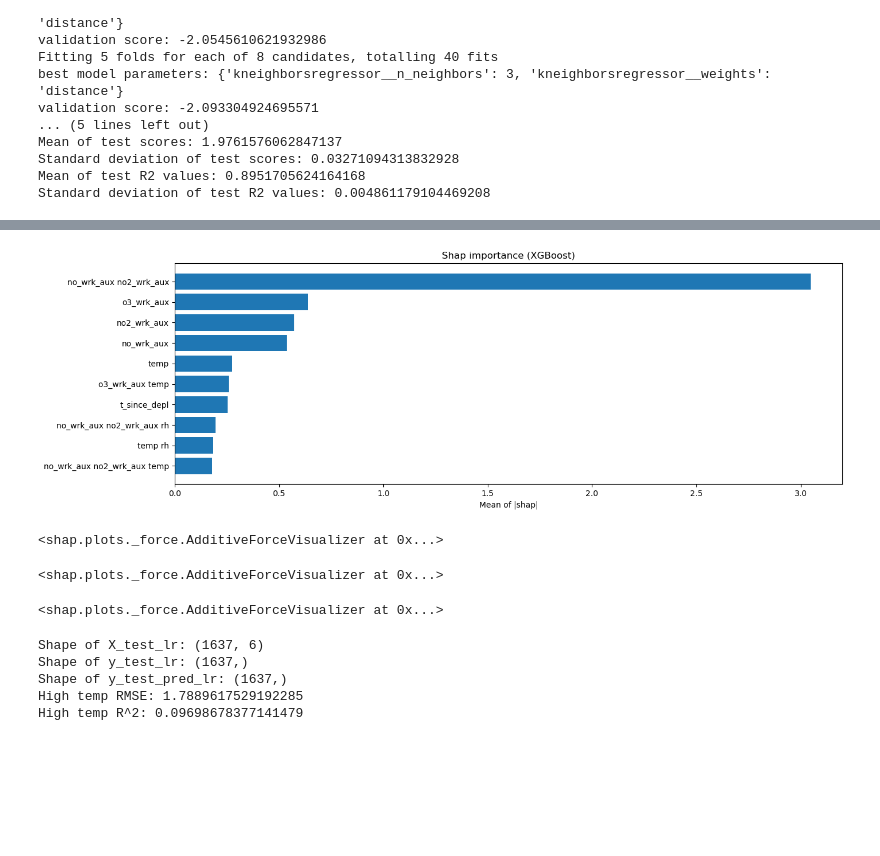
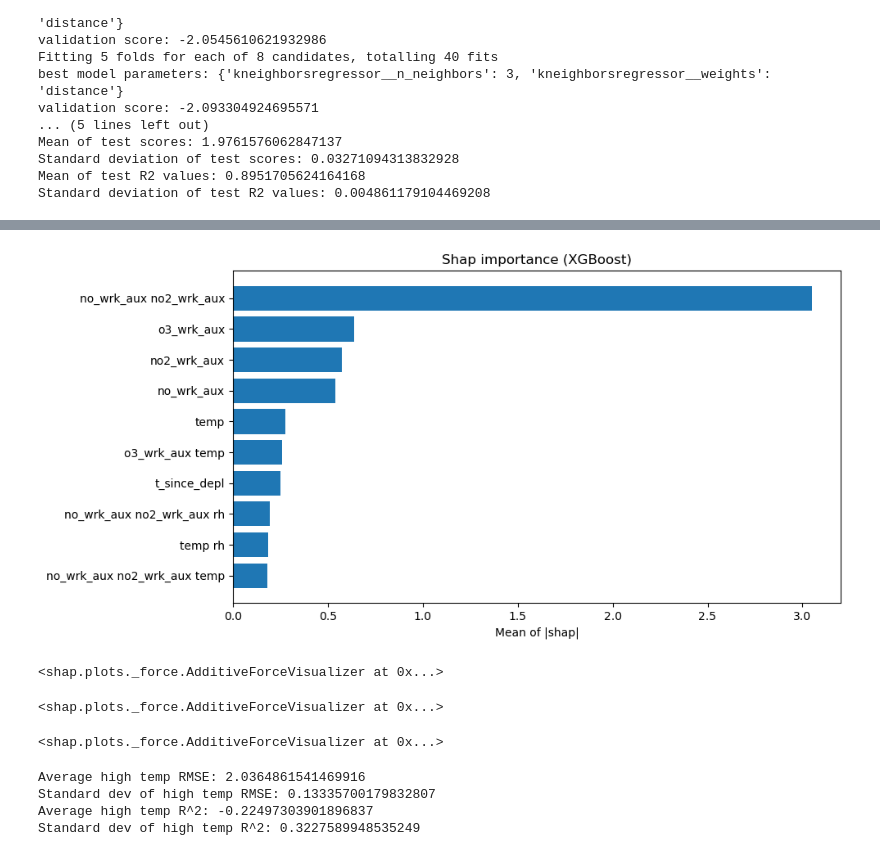
Before and after one commit to gberggg/data1030_finalproject, a Jupyter notebook: Multiple_algos_linear.ipynb, the cells around one changed output, grey strips where cells are left out. Saved outputs shown, nothing was run; the diff lists cells and outputs as text; code cells hidden in the pictures; blank space fills up the shorter version.

```diff
--- a/Multiple_algos_linear.ipynb
+++ b/Multiple_algos_linear.ipynb
@@ -713,23 +716,24 @@ plt.savefig('feat_importance_figures/interp1_xgb_totalgain.png', dpi=300)
 # %%
 # XGB GLOBAL SHAP PLOT
 
 # average across random states and instances
 shap_summary = np.mean(np.abs(shap_values_sets), axis=0)
 shap_global = np.mean(np.abs(shap_summary), axis = 0)
 
 shap_labels = pd.Series(shap_global, index = feature_names)
 shap_labels_idx = shap_labels.sort_values(ascending = False).index[:10]
 shap_labels_sort = shap_labels.loc[shap_labels_idx]
 
 # shap plot
-plt.figure(figsize=(15, 5))
+plt.figure(figsize=(10, 5))
 plt.barh(shap_labels_sort.index, shap_labels_sort.values)
 plt.xlabel('Mean of |shap|')
 plt.title('Shap importance (XGBoost)')
 plt.gca().invert_yaxis()
+plt.tight_layout()
 plt.savefig('feat_importance_figures/interp1_xgb_globalshap.png', dpi = 300)
 # %% [output]
-[figure, old version]
+[figure, new version]
 # %%
 # XGBOOST LOCAL IMPORTANCES
 # make local shap plots for the first three points in the first "best model"
@@ -764,37 +768,53 @@ display(force_plot_2)
 
 # linear regression (no regulatization)
 
-# check that lengths are all the same
-print("Shape of X_test_lr:", X_test_list_lr[0].shape)
-print("Shape of y_test_lr:", y_test_list_lr[0].shape)
-print("Shape of y_test_pred_lr:", y_test_pred_list_lr[0].shape)
+# Lists to store RMSE and R^2 values
+rmse_list_lr = []
+r2_list_lr = []
 
-# make y_pred into a df
-y_test_pred_lr_df = pd.DataFrame(y_test_pred_list_lr[0], columns=['y_pred_lr'])
+# Loop over each element in the lists
+for i in range(len(y_test_pred_list_lr)):
 
-# drop indices
-X_test_lr = X_test_list_lr[0].reset_index(drop=True) # test sets still have old indices - need to reset
-y_test_lr = y_test_list_lr[0].reset_index(drop=True)
+    # make y_pred into a df
+    y_test_pred_lr_df = pd.DataFrame(y_test_pred_list_lr[i], columns=['y_pred_lr'])
 
-# concatenate sets
-ys_lr_lrs = pd.merge(y_test_lr, y_test_pred_lr_df, left_index = True, right_index = True)
-all_lr_lrs = pd.merge(X_test_lr,ys_lr_lrs, left_index = True, right_index = True)
+    # drop indices (resetting index for test sets)
+    X_test_lr = X_test_list_lr[i].reset_index(drop=True)
+    y_test_lr = y_test_list_lr[i].reset_index(drop=True)
 
-# isolate high temps
-all_lr_lrs_high_t = all_lr_lrs[all_lr_lrs["temp"] > 30]
+    # concatenate sets
+    ys_lr_lrs = pd.merge(y_test_lr, y_test_pred_lr_df, left_index=True, right_index=True)
+    all_lr_lrs = pd.merge(X_test_lr, ys_lr_lrs, left_index=True, right_index=True)
 
-# calculate RMSE and R^2 for high t set
-high_t_rmse_lr = np.sqrt(mean_squared_error(all_lr_lrs_high_t["no2_ref"],all_lr_lrs_high_t["y_pred_lr"]))
-high_t_r2_lr = r2_score(all_lr_lrs_high_t["no2_ref"],all_lr_lrs_high_t["y_pred_lr"])
+    # isolate high temps
+    all_lr_lrs_high_t = all_lr_lrs[all_lr_lrs["temp"] > 30]
 
-print("High temp RMSE:",high_t_rmse_lr)
-print("High temp R^2:",high_t_r2_lr)
+    # calculate RMSE and R^2 for high temp set
+    high_t_rmse_lr = np.sqrt(mean_squared_error(all_lr_lrs_high_t["no2_ref"], all_lr_lrs_high_t["y_pred_lr"]))
+    high_t_r2_lr = r2_score(all_lr_lrs_high_t["no2_ref"], all_lr_lrs_high_t["y_pred_lr"])
+
+    # Store RMSE and R^2 in the lists
+    rmse_list_lr.append(high_t_rmse_lr)
+    r2_list_lr.append(high_t_r2_lr)
+
+# Calculate the average and standard deviation for RMSE and R^2
+avg_rmse_lr = np.mean(rmse_list_lr)
+std_rmse_lr = np.std(rmse_list_lr)
+
+avg_r2_lr = np.mean(r2_list_lr)
+std_r2_lr = np.std(r2_list_lr)
+
+# Print the average and standard deviation for RMSE and R^2
+print("Average high temp RMSE:", avg_rmse_lr)
+print("Standard dev of high temp RMSE:", std_rmse_lr)
+
+print("Average high temp R^2:", avg_r2_lr)
+print("Standard dev of high temp R^2:", std_r2_lr)
 # %% [output]
-Shape of X_test_lr: (1637, 6)
-Shape of y_test_lr: (1637,)
-Shape of y_test_pred_lr: (1637,)
-High temp RMSE: 1.7889617529192285
-High temp R^2: 0.09698678377141479
+Average high temp RMSE: 2.0364861541469916
+Standard dev of high temp RMSE: 0.13335700179832807
+Average high temp R^2: -0.22497303901896837
+Standard dev of high temp R^2: 0.3227589948535249
 # %%
 # EVALUATE MODEL PERFORMANCES UNDER HIGH TEMPERATURE CONDITIONS
 
```
Also changed, not shown: parts of 10 cells of this notebook, 15 other files.
